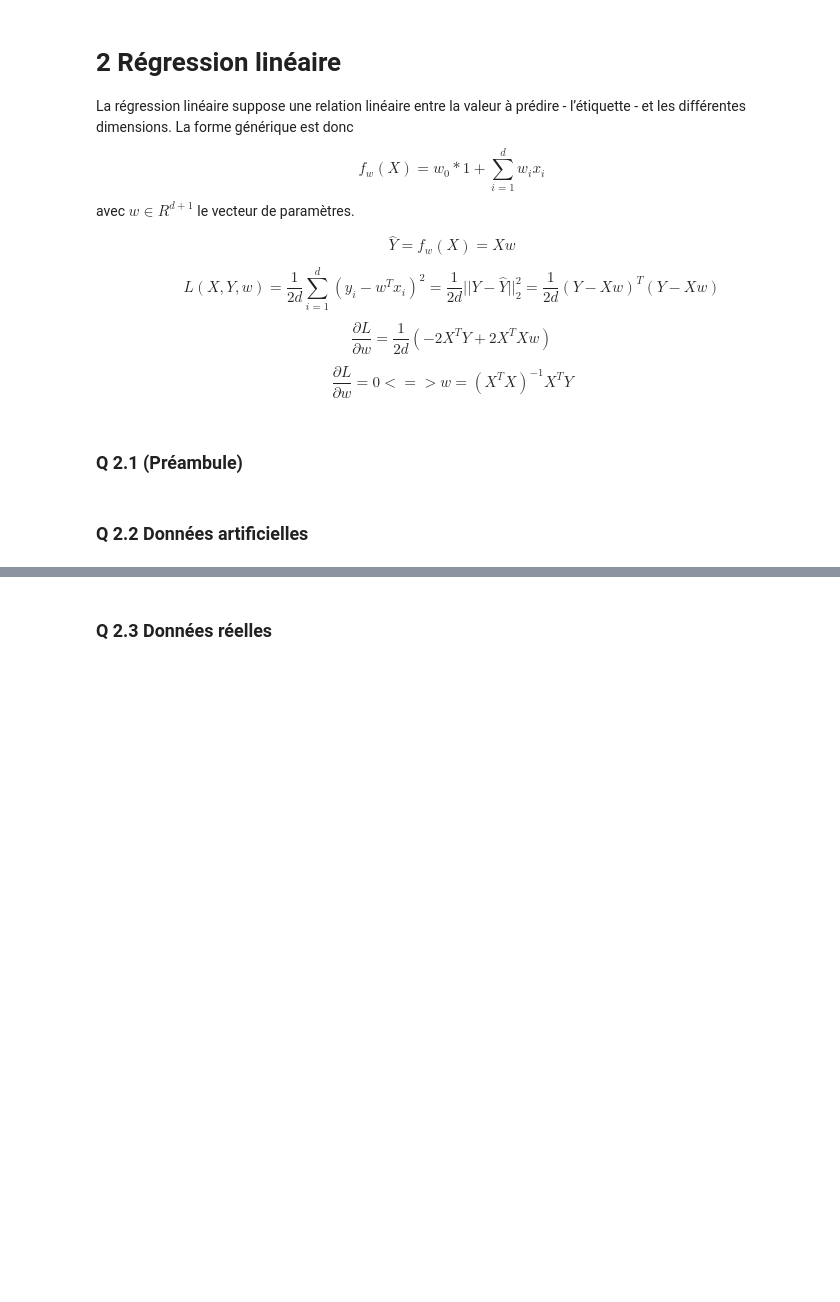
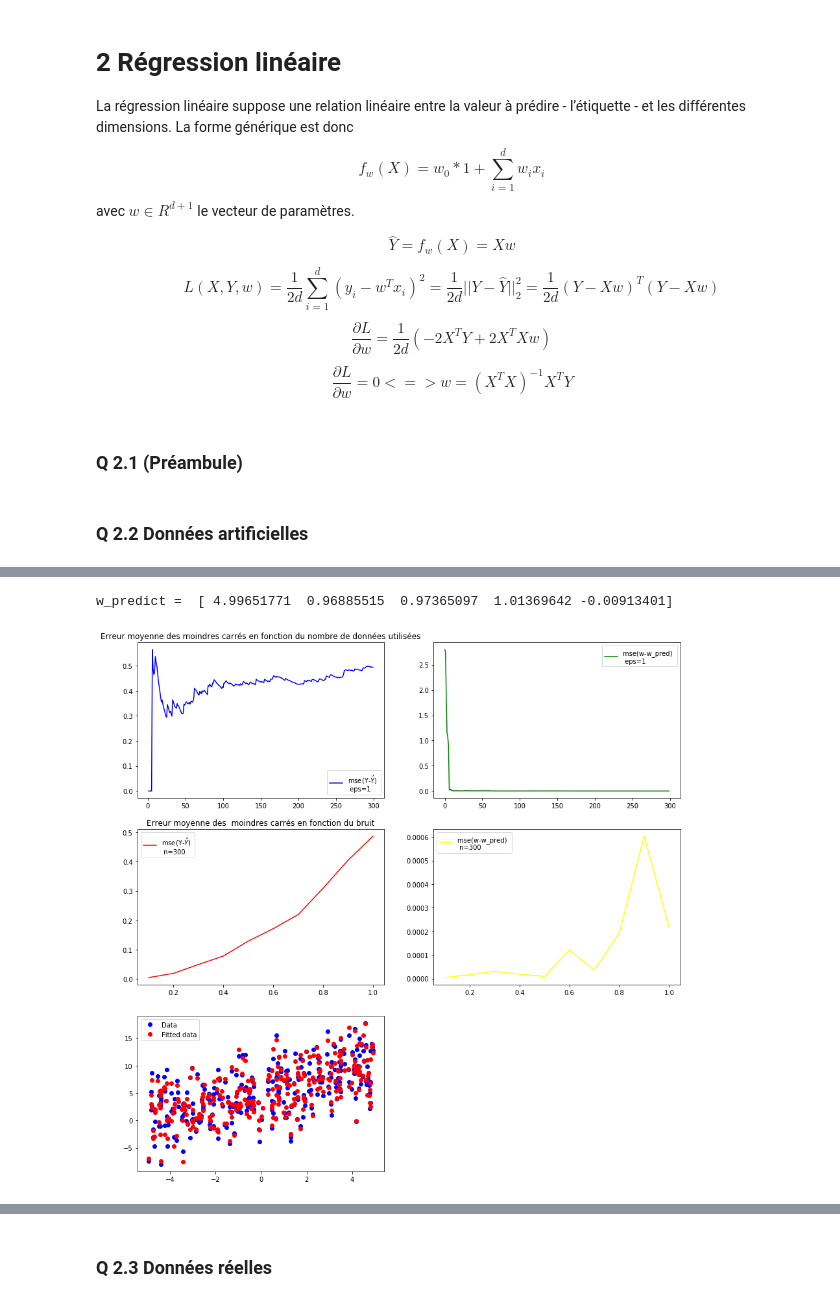
Before and after one commit to KVict/MALAP2018, a Jupyter notebook: ML_TP1.ipynb, the cells around one changed output, grey strips where cells are left out. Drawn from its saved outputs; the diff is of its cells as text; code cells hidden in the pictures; blank space fills up the shorter version.

```diff
--- a/ML_TP1.ipynb
+++ b/ML_TP1.ipynb
@@ -236,0 +297,10 @@ question22 ()
+# %%
+def question22 ():
+    a = np.array([1,1,1,0])
+    a.reshape(-1,1)
+    question221 (a)
+
+question22 ()
+# %% [output]
+w_predict =  [ 4.99651771  0.96885515  0.97365097  1.01369642 -0.00913401]
+[figure, added]
```
Also changed, not shown: parts of 21 cells of this notebook.
